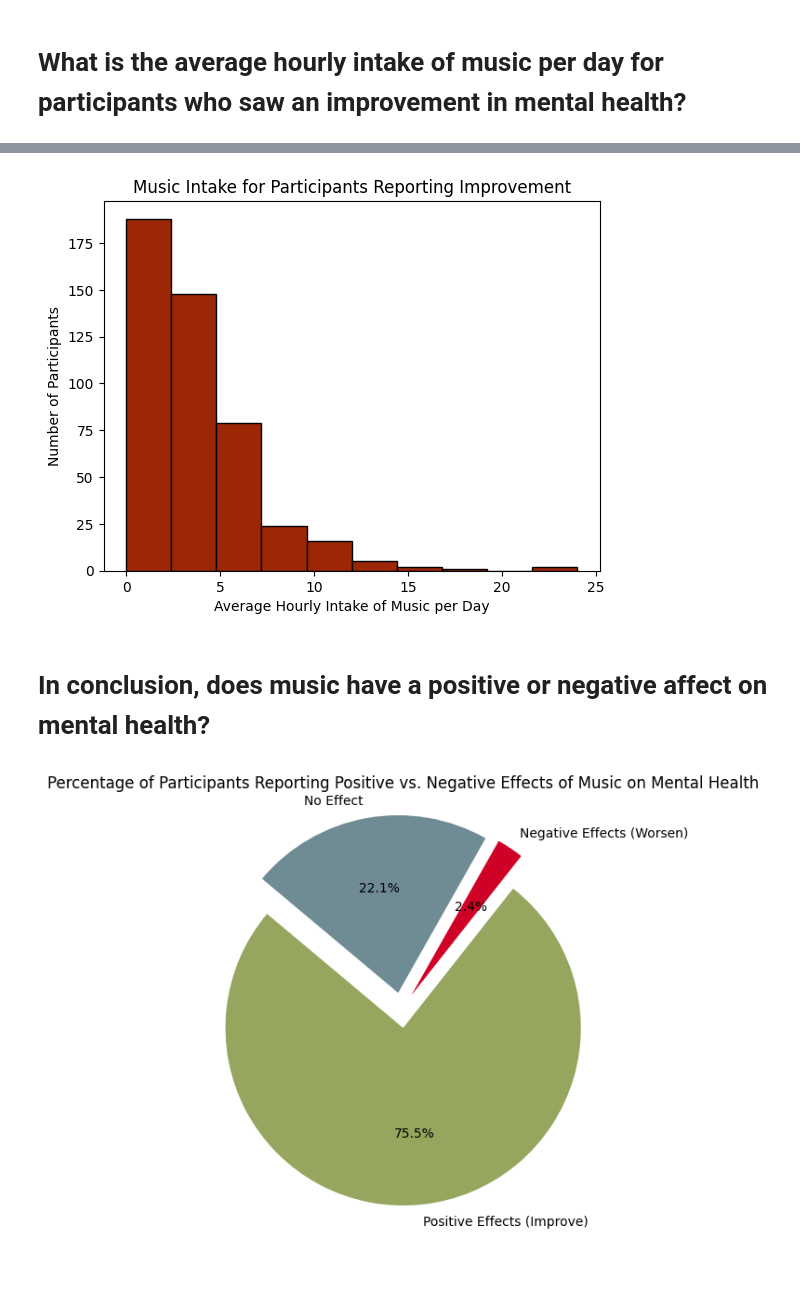
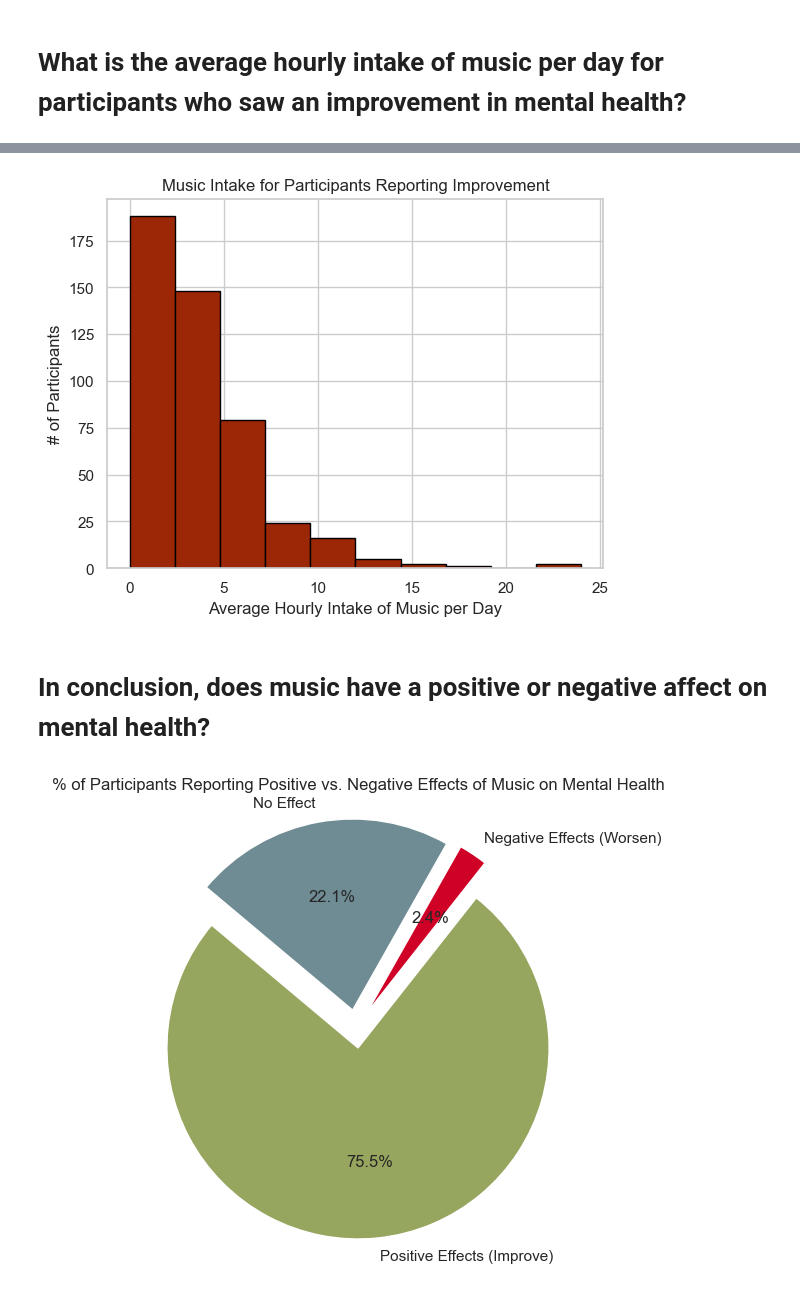
Before and after one commit to karinaahumada01/project-1, a Jupyter notebook: mxmh_main_analysis.ipynb, the cells around one changed output, grey strips where cells are left out. Cells and saved outputs as stored; diff of their text form; code cells hidden in the pictures.

```diff
--- a/mxmh_main_analysis.ipynb
+++ b/mxmh_main_analysis.ipynb
@@ -227,3 +227,21 @@ for genre in genre_effect_counts_top5.index:
 # Which music genre(s) are often correlated to improving specific mental health issues (anxiety, depression, OCD, & insomnia)?
 # %%
 #3 Scatter Plot: To show the correlation between specific music genres and their impact on various mental health issues.
+
+# Calculate the average impact for each genre and mental health issue
+average_impact = mxmh_clean_df.groupby('Fav genre')[['Depression', 'OCD', 'Anxiety', 'Insomnia']].mean().reset_index()
+
+# Set the aesthetic style of the plots
+sns.set(style="whitegrid")
+
+# Define the mental health issues
+mental_health_issues = ['Depression', 'OCD', 'Anxiety', 'Insomnia']
+
+for issue in mental_health_issues:
+    plt.figure(figsize=(10, 6))
+    sns.scatterplot(data=average_impact, x='Fav genre', y=issue)
+    plt.title(f'Correlation between Favorite Genre and Average {issue.capitalize()} Impact')
+    plt.xlabel('Favorite Genre')
+    plt.ylabel(f'Average {issue.capitalize()} Impact')
+    plt.xticks(rotation=45)
+    plt.show()
@@ -263,38 +309,38 @@ improved_data = mxmh_clean_df[mxmh_clean_df["Music effects"] == "Improve"]
 # Plot histogram
 plt.hist(improved_data['Hours per day'], bins=10, color='#9C2706', edgecolor='black')
 plt.xlabel('Average Hourly Intake of Music per Day')
-plt.ylabel('Number of Participants')
+plt.ylabel('# of Participants')
 plt.title('Music Intake for Participants Reporting Improvement')
 plt.show()
 # %% [output]
-[figure, old version]
+[figure, new version]
 # %% [markdown]
 # In conclusion, does music have a positive or negative affect on mental health?
 # %%
 #5 Pie Chart: Percentage of participants who reported positive vs. negative effects.
 
 # Count the number of participants with different music effects
 effects_counts = mxmh_clean_df['Music effects'].value_counts()
 
 # Define the categories for the pie chart: positive vs. negative effects
 positive_effects = effects_counts.get('Improve', 0)
 negative_effects = effects_counts.get('Worsen', 0)
 no_effect = effects_counts.get('No effect', 0)
 
 # Pie chart data
 labels = ['Positive Effects (Improve)', 'Negative Effects (Worsen)', 'No Effect']
 sizes = [positive_effects, negative_effects, no_effect]
 colors = ['#97A65F', '#D00127', '#6F8B93']
 explode = (0.1, 0.1, 0.1)
 
 # Plotting the pie chart
 plt.figure(figsize=(8, 6))
 plt.pie(sizes, explode=explode, labels=labels, colors=colors, autopct='%1.1f%%', startangle=140)
-plt.title('Percentage of Participants Reporting Positive vs. Negative Effects of Music on Mental Health')
+plt.title('% of Participants Reporting Positive vs. Negative Effects of Music on Mental Health')
 plt.axis('equal')  # Equal aspect ratio ensures that pie is drawn as a circle.
 plt.show()
 # %% [output]
-[figure, old version]
+[figure, new version]
 # %%
 #5 Bar Chart: Number of participants with a breakdown by those reporting improvement, no change, or deterioration in mental health.
 
```
Also changed, not shown: parts of 4 cells of this notebook.
